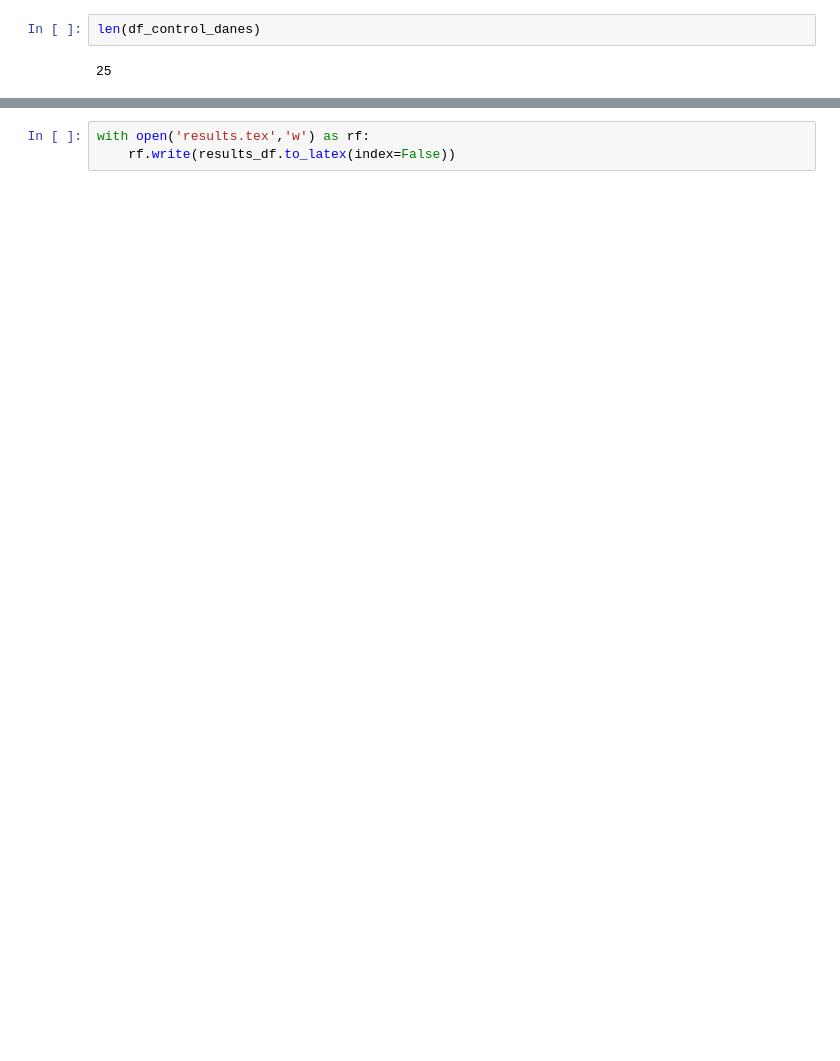
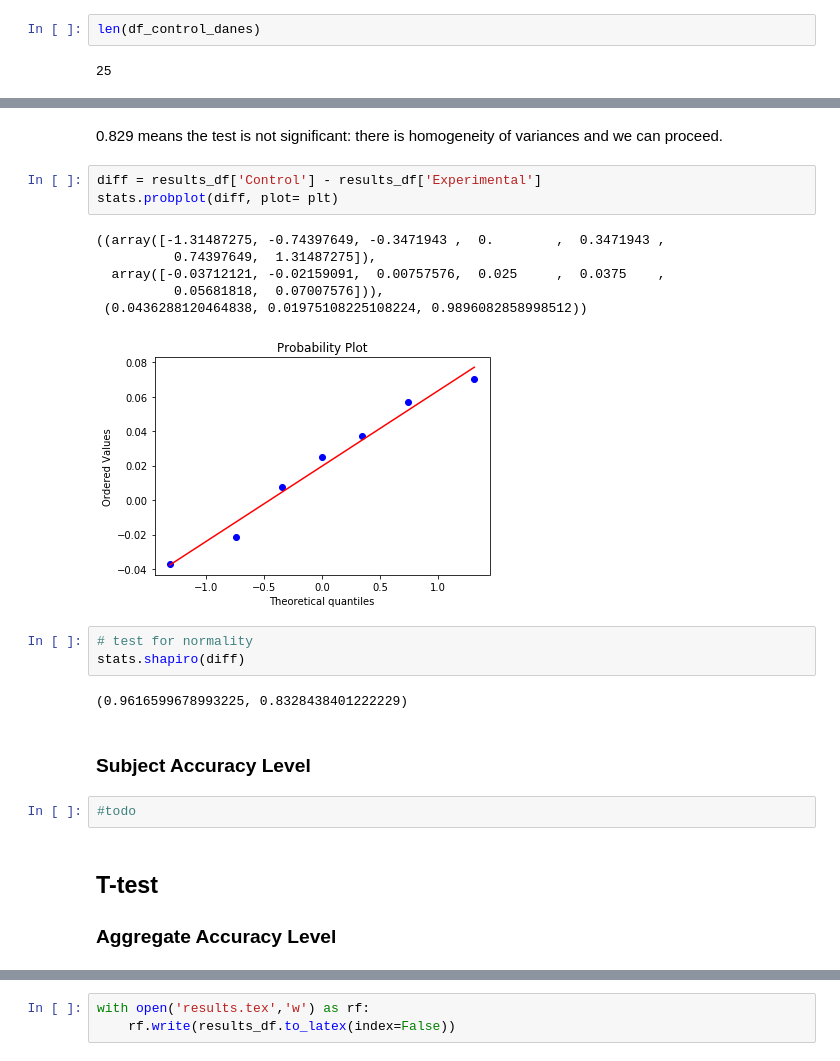
Before and after one commit to sallyi/cog-sci-2-exam, a Jupyter notebook: analyze_survey_results.ipynb, the cells around one changed output, grey strips where cells are left out. Drawn from its saved outputs; the diff is of its cells as text; blank space fills up the shorter version.

```diff
--- a/analyze_survey_results.ipynb
+++ b/analyze_survey_results.ipynb
@@ -237,0 +284,25 @@ Experimental group:
+# %% [markdown]
+0.829 means the test is not significant: there is homogeneity of variances and we can proceed.
+# %%
+diff = results_df['Control'] - results_df['Experimental']
+stats.probplot(diff, plot= plt)
+# %% [output]
+((array([-1.31487275, -0.74397649, -0.3471943 ,  0.        ,  0.3471943 ,
+          0.74397649,  1.31487275]),
+  array([-0.03712121, -0.02159091,  0.00757576,  0.025     ,  0.0375    ,
+          0.05681818,  0.07007576])),
+ (0.0436288120464838, 0.01975108225108224, 0.9896082858998512))
+[figure, added]
+# %%
+# test for normality
+stats.shapiro(diff)
+# %% [output]
+(0.9616599678993225, 0.8328438401222229)
+# %% [markdown]
+### Subject Accuracy Level
+# %%
+#todo
+# %% [markdown]
+## T-test
+
+### Aggregate Accuracy Level
```
Also changed, not shown: parts of 21 cells of this notebook.
